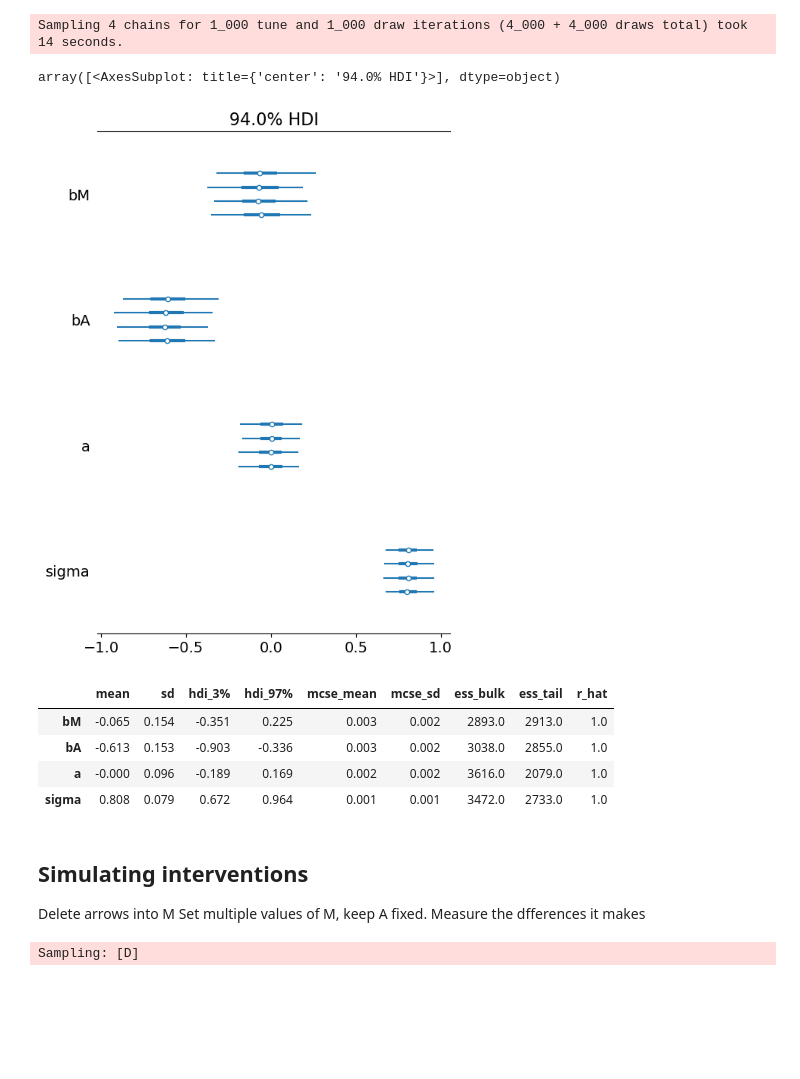
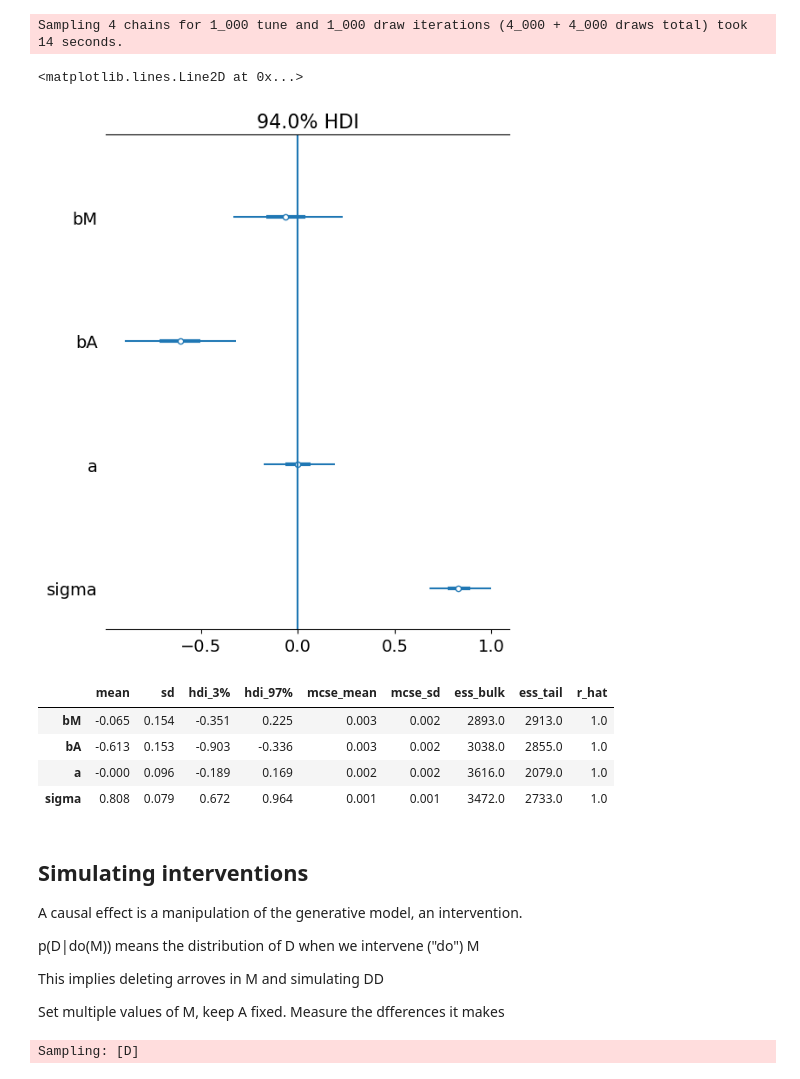
Before and after one commit to kpjmcg/Statistical-Rethinking-2023-Python-Notes, a Jupyter notebook: Lecture_05_2023.ipynb, the cells around one changed output. Cells and saved outputs as stored; diff of their text form; code cells hidden in the pictures; blank space fills up the shorter version.

```diff
--- a/Lecture_05_2023.ipynb
+++ b/Lecture_05_2023.ipynb
@@ -106,15 +180,19 @@ age_m = scale(age_m)
 # D and M
 
 with pm.Model() as m_sim_model:
+    M = pm.MutableData('M',rate_m)
+    Dobs = pm.MutableData('Dobs',rate_d)
+    A = pm.MutableData('A',age_m)
+
     bM = pm.Normal('bM',0,0.5)
     bA = pm.Normal('bA',0,0.5)
 
     a = pm.Normal('a',0,.2)
     sigma = pm.Exponential('sigma',5)
-    #mu = a + bM[rate_m]*rate_m + bA[age_M]*age_M
-    mu = a + bM*rate_m + bA*age_m
 
-    D =  pm.Normal('D',mu,sigma,observed= rate_d)
+    mu = a + bM*M + bA*A
+
+    D =  pm.Normal('D',mu,sigma,observed= Dobs)
     m_sim_trace = pm.sample()
 # %% [output]
 Auto-assigning NUTS sampler...
@@ -161,15 +226,19 @@ plt.scatter(D,M)
 [figure]
 # %%
 with pm.Model() as m_model:
+    A = pm.MutableData('A',scale(divorce['MedianAgeMarriage']))
+    Dobs = pm.MutableData('Dobs',scale(divorce['Divorce']))
+    M = pm.MutableData('M',scale(divorce['Marriage']))
+
     bM = pm.Normal('bM',0,0.5)
     bA = pm.Normal('bA',0,0.5)
 
     a = pm.Normal('a',0,.2)
-    sigma = pm.Exponential('sigma',5)
-    #mu = a + bM[rate_m]*rate_m + bA[age_M]*age_M
+    sigma = pm.Exponential('sigma',1)
+
     mu = a + bM*M + bA*A
 
-    D =  pm.Normal('D',mu,sigma,observed= D)
+    D =  pm.Normal('D',mu,sigma,observed= Dobs)
     m_trace = pm.sample()
 # %% [output]
 Auto-assigning NUTS sampler...
@@ -179,10 +248,11 @@ NUTS: [bM, bA, a, sigma]
 100.00% [8000/8000 00:03<00:00 Sampling 4 chains, 0 divergences]
 Sampling 4 chains for 1_000 tune and 1_000 draw iterations (4_000 + 4_000 draws total) took 14 seconds.
 # %%
-az.plot_forest(m_trace)
+az.plot_forest(m_trace,combined=True)
+plt.axvline(0,)
 # %% [output]
-array([<AxesSubplot: title={'center': '94.0% HDI'}>], dtype=object)
+<matplotlib.lines.Line2D at 0x...>
-[figure, old version]
+[figure, new version]
 # %%
 az.summary(m_trace)
 # %% [output]
@@ -193,7 +263,13 @@ az.summary(m_trace)
 | sigma | 0.808 | 0.079 | 0.672 | 0.964 | 0.001 | 0.001 | 3472.0 | 2733.0 | 1.0 |
 # %% [markdown]
 ## Simulating interventions
-Delete arrows into M
+
+A causal effect is a manipulation of the generative model, an intervention.
+
+p(D|do(M)) means the distribution of D when we intervene ("do") M
+
+This implies deleting arroves in M and simulating DD
+
 Set multiple values of M, keep A fixed. Measure the dfferences it makes
 # %%
 with m_model:
```
Also changed, not shown: parts of 30 cells of this notebook.
